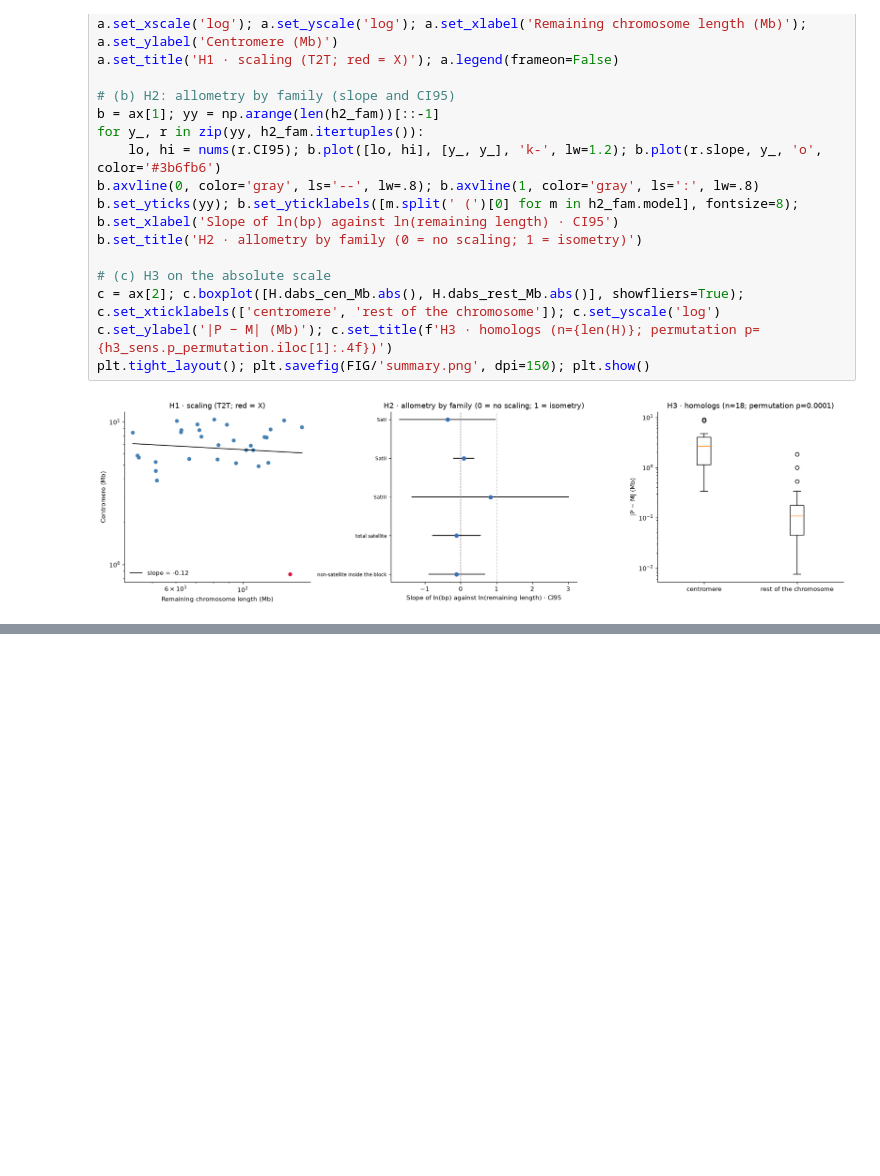
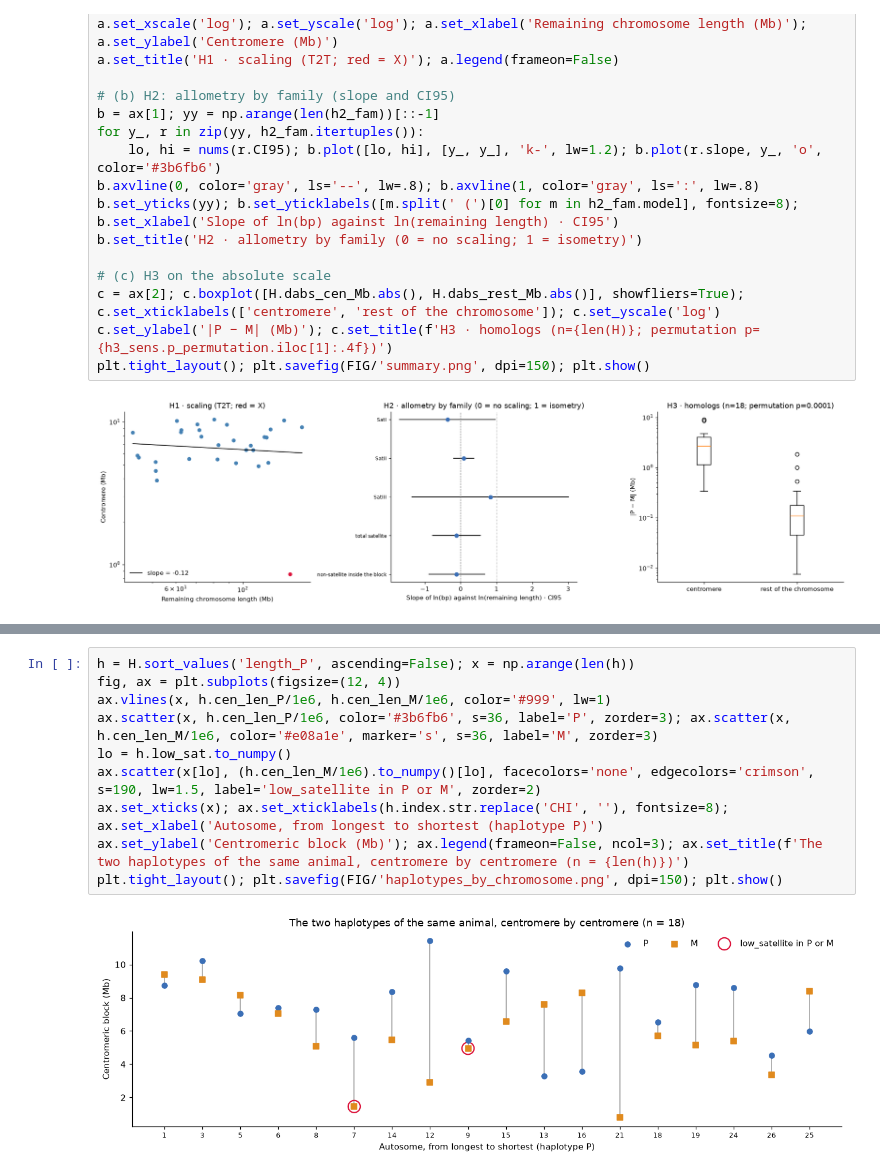
Before and after one commit to tiagoherrador/capra-hircus-centromeres, a Jupyter notebook: notebooks/analysis.ipynb, the cells around one changed output, grey strips where cells are left out. Cells and saved outputs as stored; diff of their text form; blank space fills up the shorter version.

```diff
--- a/notebooks/analysis.ipynb
+++ b/notebooks/analysis.ipynb
@@ -1189,0 +1253,12 @@ plt.tight_layout(); plt.savefig(FIG/'summary.png', dpi=150); plt.show()
+# %%
+h = H.sort_values('length_P', ascending=False); x = np.arange(len(h))
+fig, ax = plt.subplots(figsize=(12, 4))
+ax.vlines(x, h.cen_len_P/1e6, h.cen_len_M/1e6, color='#999', lw=1)
+ax.scatter(x, h.cen_len_P/1e6, color='#3b6fb6', s=36, label='P', zorder=3); ax.scatter(x, h.cen_len_M/1e6, color='#e08a1e', marker='s', s=36, label='M', zorder=3)
+lo = h.low_sat.to_numpy()
+ax.scatter(x[lo], (h.cen_len_M/1e6).to_numpy()[lo], facecolors='none', edgecolors='crimson', s=190, lw=1.5, label='low_satellite in P or M', zorder=2)
+ax.set_xticks(x); ax.set_xticklabels(h.index.str.replace('CHI', ''), fontsize=8); ax.set_xlabel('Autosome, from longest to shortest (haplotype P)')
+ax.set_ylabel('Centromeric block (Mb)'); ax.legend(frameon=False, ncol=3); ax.set_title(f'The two haplotypes of the same animal, centromere by centromere (n = {len(h)})')
+plt.tight_layout(); plt.savefig(FIG/'haplotypes_by_chromosome.png', dpi=150); plt.show()
+# %% [output]
+[figure, added]
```
Also changed, not shown: parts of 44 cells of this notebook, 15 other files.
